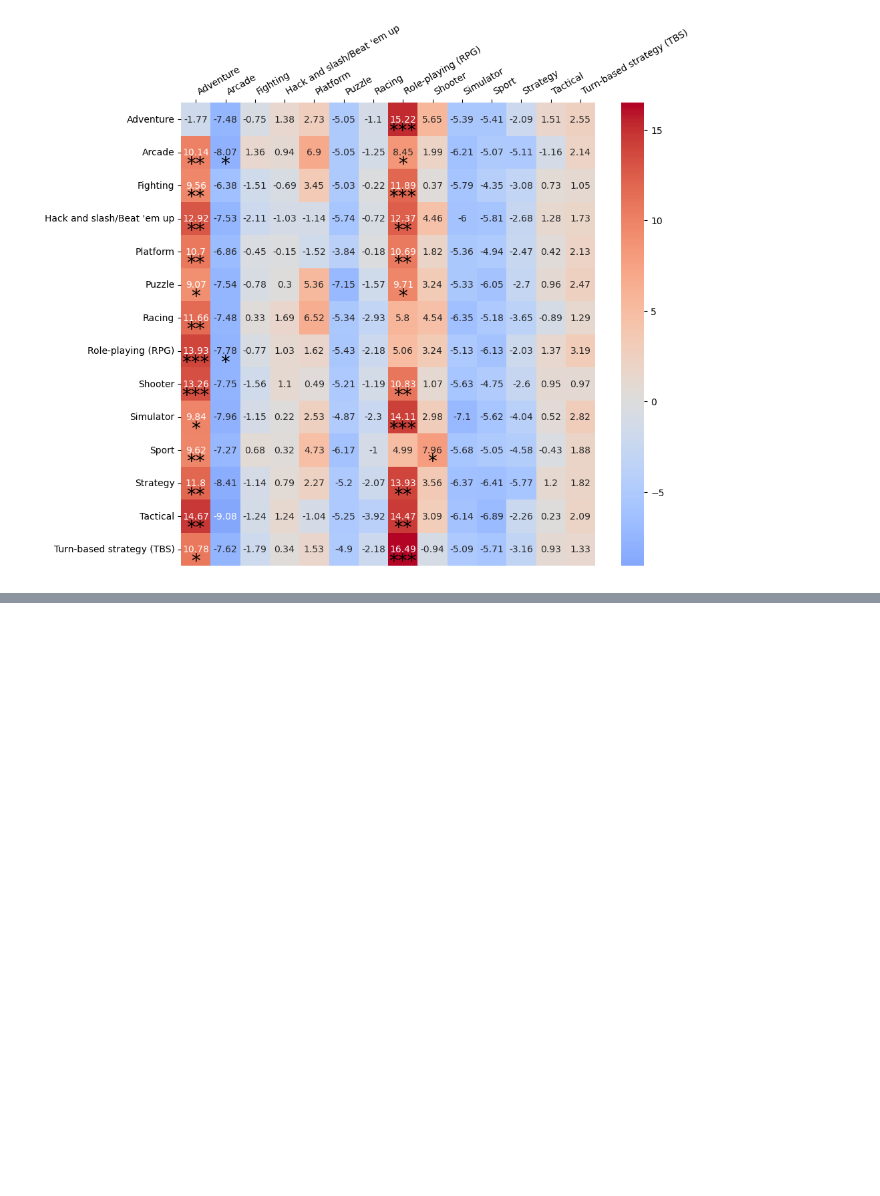
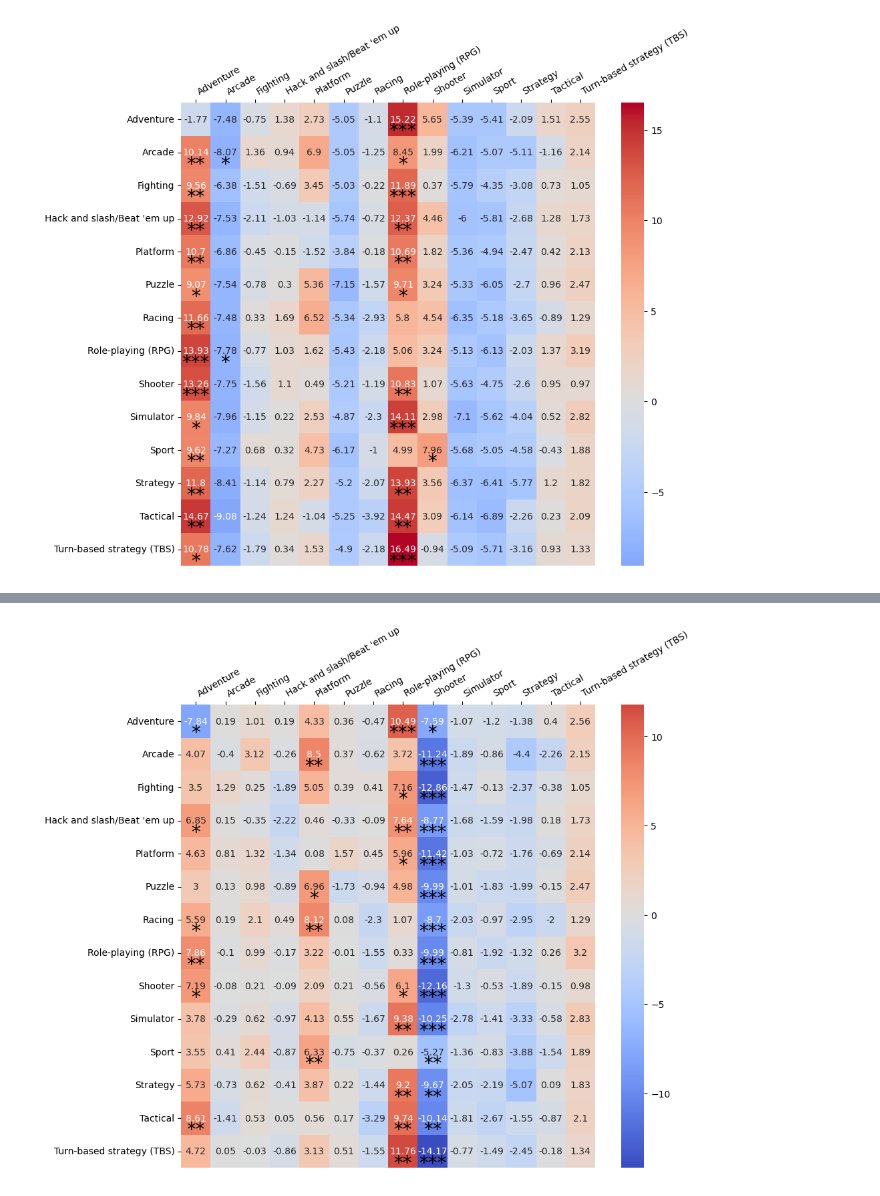
Before and after one commit to Jinyi-Liu/BZAN643-Project, a Jupyter notebook: 05_Exchange_Pattern_Filtered.ipynb, the cells around one changed output, grey strips where cells are left out. Drawn from its saved outputs; the diff is of its cells as text; code cells hidden in the pictures; blank space fills up the shorter version.

```diff
--- a/05_Exchange_Pattern_Filtered.ipynb
+++ b/05_Exchange_Pattern_Filtered.ipynb
@@ -10,6 +10,9 @@ import seaborn as sns
 import numpy as np
 from func import get_relationship, relationship_with_name, plot_relationship, plot_relationship_with_t
 import scipy.stats
+# %%
+with open('./data/genres_igdb.pkl', 'rb') as f:
+    genres_igdb = pickle.load(f)
 # %% [markdown]
 ## 1. Load the Reddit Data
 paris_dense is the confirmed transaction data with time from Rappaz et. al (2017).
@@ -41,4 +43,38 @@ have_wish_relationship = get_relationship(have_wish_cleaned, games_genres, have_
 confirmed_relationship = get_relationship(pair, games_genres)
+# %%
+have_genres = have.join(games_genres.set_index('game_id'), on='game')
+have_genres = have_genres.dropna()
+have_genres['genres'] = have_genres['genres'].apply(lambda x: [int(y) for y in x[1:-1].split(',')])
+have_genres_dict = {}
+for genres_list in have_genres['genres']:
+    try:
+        for genres in genres_list:
+            # calculate the total number of each genre.
+            have_genres_dict[genres] = have_genres_dict.get(genres, 0)+1
+    except:
+        pass
+df_have_genres = pd.DataFrame.from_dict(have_genres_dict, orient='index', columns=['count'])
+df_have_genres.reset_index(inplace=True)
+df_have_genres.columns = ['genres', 'count']
+df_have_genres['percent'] = df_have_genres['count']/df_have_genres['count'].sum()
+df_have = df_have_genres.merge(genres_igdb[['id','name']], left_on='genres', right_on='id').sort_values(by='name', ascending=True)
+# %%
+wish_genres = wish.join(games_genres.set_index('game_id'), on='game')
+wish_genres = wish_genres.dropna()
+wish_genres['genres'] = wish_genres['genres'].apply(lambda x: [int(y) for y in x[1:-1].split(',')])
+wish_genres_dict = {}
+for genres_list in wish_genres['genres']:
+    try:
+        for genres in genres_list:
+            # calculate the total number of each genre.
+            wish_genres_dict[genres] = wish_genres_dict.get(genres, 0)+1
+    except:
+        pass
+df_wish_genres = pd.DataFrame.from_dict(wish_genres_dict, orient='index', columns=['count'])
+df_wish_genres.reset_index(inplace=True)
+df_wish_genres.columns = ['genres', 'count']
+df_wish_genres['percent'] = df_wish_genres['count']/df_wish_genres['count'].sum()
+df_wish = df_wish_genres.merge(genres_igdb[['id','name']], left_on='genres', right_on='id').sort_values(by='name', ascending=True)
 # %% [markdown]
 ## 2. Plot the relationship
 The detailed information about the games is obtained using IGDB.
@@ -124,3 +181,8 @@ plot_relationship_with_t(relationship_diff_plot, 'diff_t', genres_names=games_ge
 plot_relationship_with_t(relationship_confirmed_norm.apply(lambda x: x-df_console_genres_count['percent'].values, axis=1).round(2), 'confirmed_relationship_t_minus_base', genres_names=games_genres,save=True)
 # %% [output]
 [figure]
+# %%
+df_have_filtered = df_have.loc[df_have['name'].isin(confirmed_filtered.index)]
+df_have_filtered['percent']=df_have_filtered['count']/df_have_filtered['count'].sum()*100
+df_wish_filtered = df_wish.loc[df_wish['name'].isin(confirmed_filtered.index)]
+df_wish_filtered['percent']=df_wish_filtered['count']/df_wish_filtered['count'].sum()*100
@@ -126,0 +200,4 @@ plot_relationship_with_t(relationship_confirmed_norm.apply(lambda x: x-df_consol
+# %%
+plot_relationship_with_t(relationship_confirmed_norm.apply(lambda x: x-df_have_filtered['percent'].values, axis=1).round(2), 'confirmed_relationship_t_minus_have', genres_names=games_genres,save=True)
+# %% [output]
+[figure, added]
```
Also changed, not shown: parts of 10 cells of this notebook, 9 other files.
